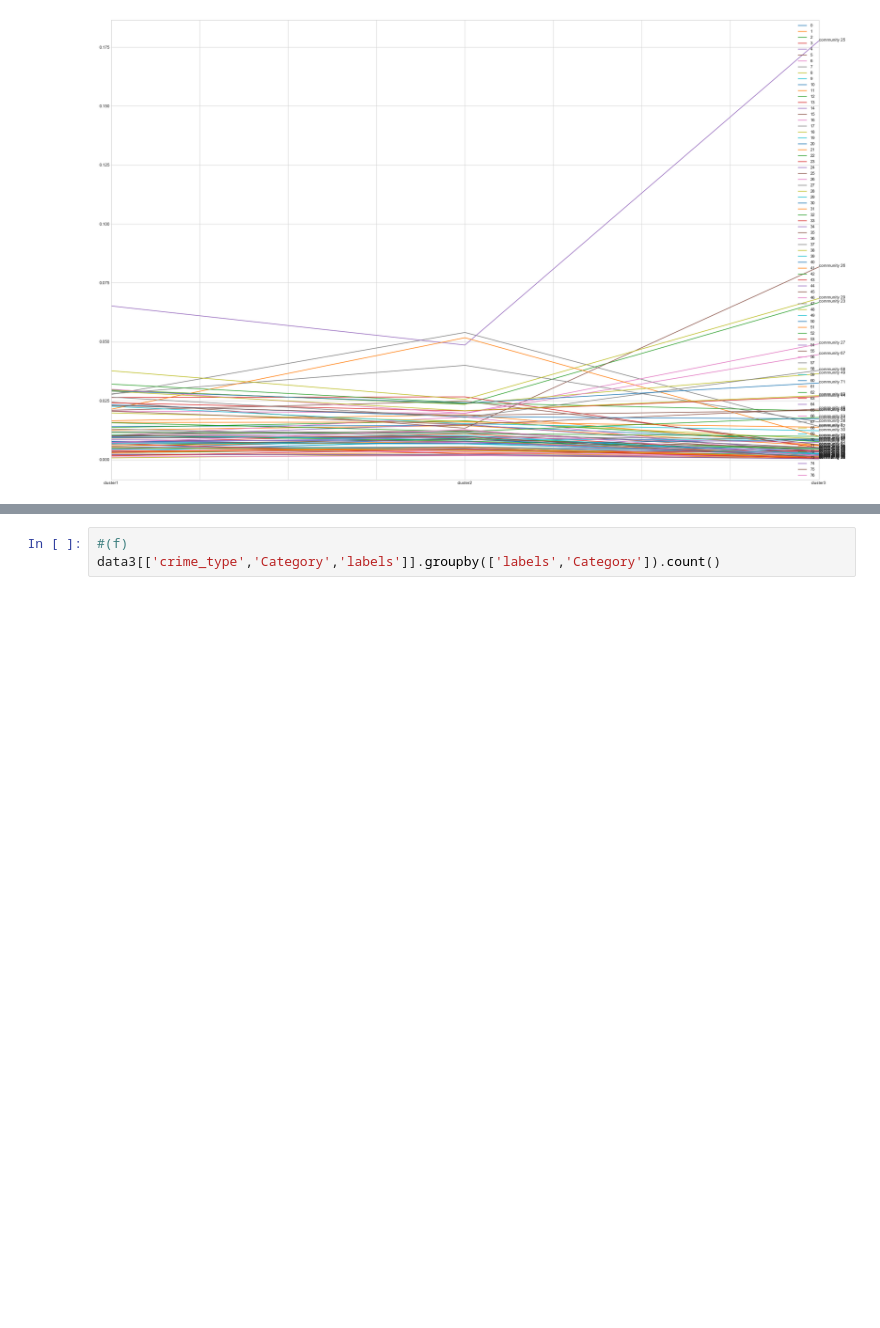
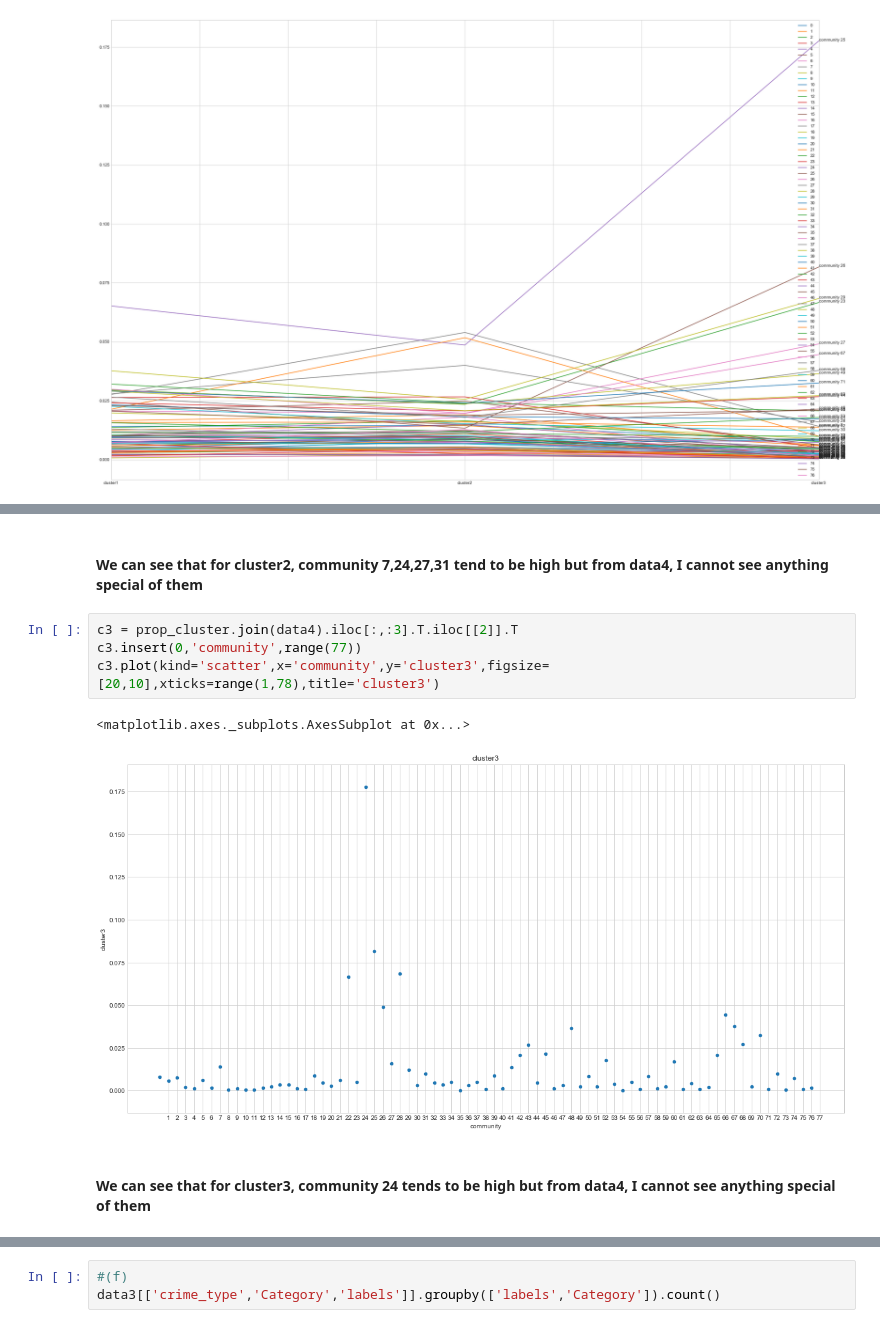
Before and after one commit to baolingz/MLC_zz1749, a Jupyter notebook: HW3/MLC HW 3.ipynb, the cells around one changed output, grey strips where cells are left out. Saved outputs shown, nothing was run; the diff lists cells and outputs as text; blank space fills up the shorter version.

```diff
--- a/HW3/MLC HW 3.ipynb
+++ b/HW3/MLC HW 3.ipynb
@@ -362,0 +386,11 @@ data4.iloc[[24,25,28,22],:]
+# %% [markdown]
+#### We can see that for cluster2, community 7,24,27,31 tend to be high but from data4, I cannot see anything special of them
+# %%
+c3 = prop_cluster.join(data4).iloc[:,:3].T.iloc[[2]].T
+c3.insert(0,'community',range(77))
+c3.plot(kind='scatter',x='community',y='cluster3',figsize=[20,10],xticks=range(1,78),title='cluster3')
+# %% [output]
+<matplotlib.axes._subplots.AxesSubplot at 0x...>
+[figure, added]
+# %% [markdown]
+#### We can see that for cluster3, community 24 tends to be high but from data4, I cannot see anything special of them
```
Also changed, not shown: parts of 24 cells of this notebook, 5 other files.
